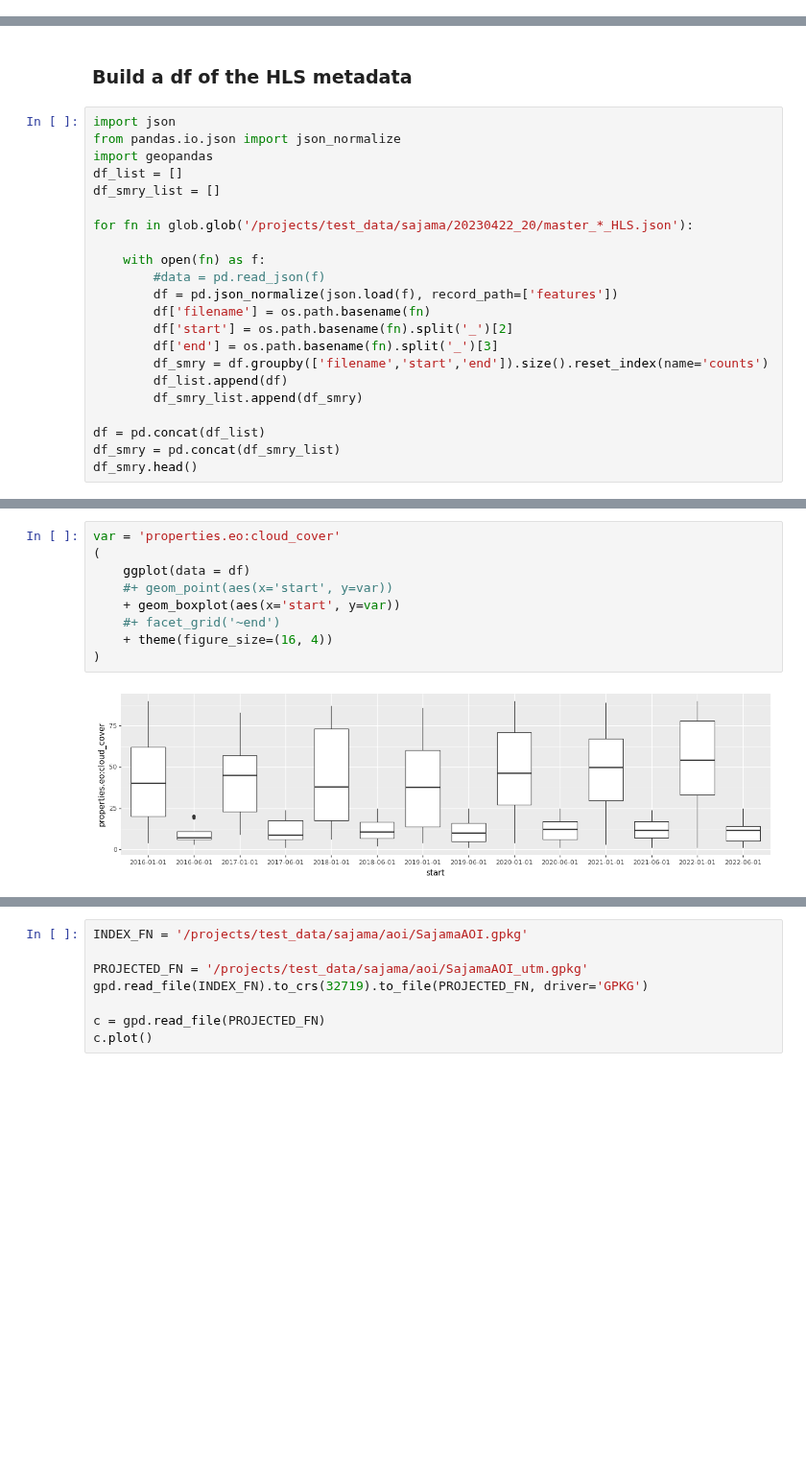
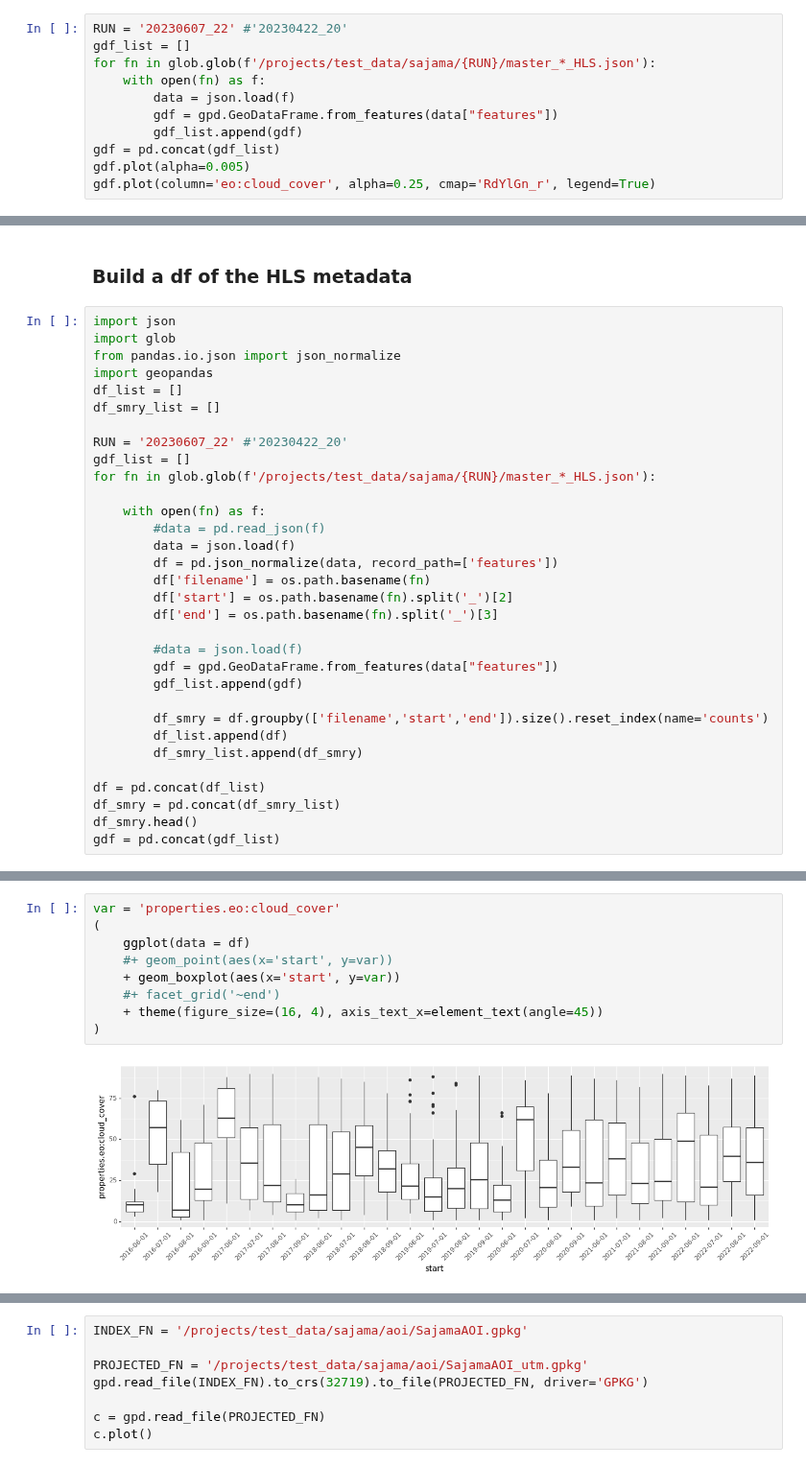
Before and after one commit to pahbs/hls, a Jupyter notebook: notebooks/make_HLS_composites_sajama.ipynb, the cells around one changed output, grey strips where cells are left out. Shown at 96% size. Cells and saved outputs as stored; diff of their text form; blank space fills up the shorter version.

Commit message:
sajama runs

```diff
--- a/notebooks/make_HLS_composites_sajama.ipynb
+++ b/notebooks/make_HLS_composites_sajama.ipynb
@@ -60,0 +81,11 @@ from plotnine import *
+# %%
+RUN = '20230607_22' #'20230422_20'
+gdf_list = []
+for fn in glob.glob(f'/projects/test_data/sajama/{RUN}/master_*_HLS.json'):
+    with open(fn) as f:
+        data = json.load(f)
+        gdf = gpd.GeoDataFrame.from_features(data["features"])
+        gdf_list.append(gdf)
+gdf = pd.concat(gdf_list)
+gdf.plot(alpha=0.005)
+gdf.plot(column='eo:cloud_cover', alpha=0.25, cmap='RdYlGn_r', legend=True)
@@ -62,19 +112,28 @@ from plotnine import *
 ### Build a df of the HLS metadata
 # %%
 import json
+import glob
 from pandas.io.json import json_normalize
 import geopandas
 df_list = []
 df_smry_list = []
 
-for fn in glob.glob('/projects/test_data/sajama/20230422_20/master_*_HLS.json'):
+RUN = '20230607_22' #'20230422_20'
+gdf_list = []
+for fn in glob.glob(f'/projects/test_data/sajama/{RUN}/master_*_HLS.json'):
 
     with open(fn) as f:
         #data = pd.read_json(f)
-        df = pd.json_normalize(json.load(f), record_path=['features'])
+        data = json.load(f)
+        df = pd.json_normalize(data, record_path=['features'])
         df['filename'] = os.path.basename(fn)
         df['start'] = os.path.basename(fn).split('_')[2]
         df['end'] = os.path.basename(fn).split('_')[3]
+
+        #data = json.load(f)
+        gdf = gpd.GeoDataFrame.from_features(data["features"])
+        gdf_list.append(gdf)
+
         df_smry = df.groupby(['filename','start','end']).size().reset_index(name='counts')
         df_list.append(df)
         df_smry_list.append(df_smry)
@@ -82,3 +141,4 @@ for fn in glob.glob('/projects/test_data/sajama/20230422_20/master_*_HLS.json'):
 df = pd.concat(df_list)
 df_smry = pd.concat(df_smry_list)
 df_smry.head()
+gdf = pd.concat(gdf_list)
@@ -92,11 +164,11 @@ df_smry.head()
 # %%
 var = 'properties.eo:cloud_cover'
 (
     ggplot(data = df)
     #+ geom_point(aes(x='start', y=var))
     + geom_boxplot(aes(x='start', y=var))
     #+ facet_grid('~end')
-    + theme(figure_size=(16, 4))
+    + theme(figure_size=(16, 4), axis_text_x=element_text(angle=45))
 )
 # %% [output]
-[figure, old version]
+[figure, new version]
```
Also changed, not shown: parts of 19 cells of this notebook.
